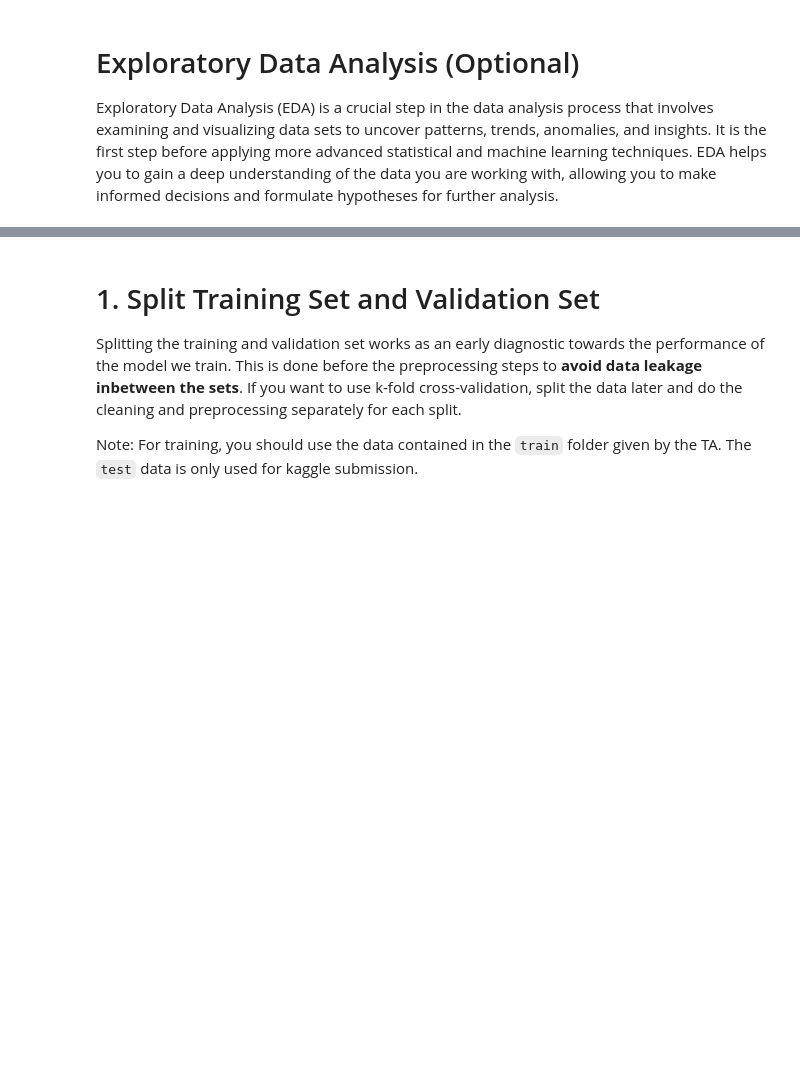
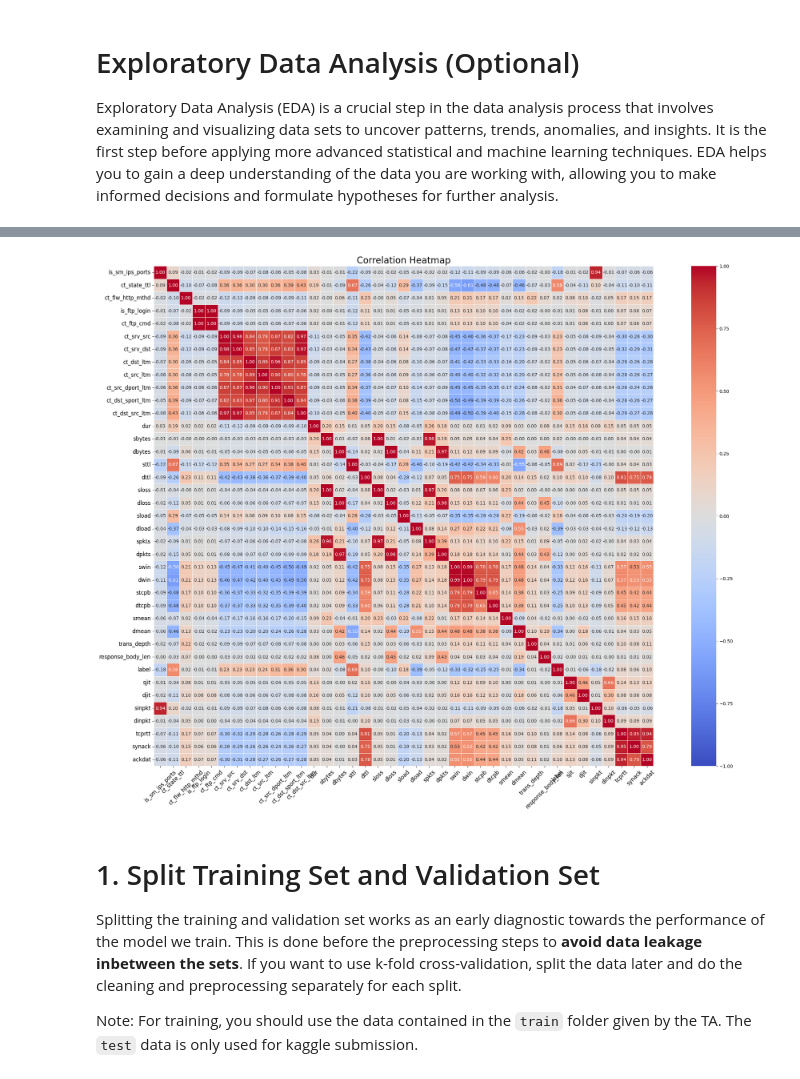
Before and after one commit to raflyhangga/tubes2-ai, a Jupyter notebook: src/IF3170 Artificial Intelligence _ Tugas Besar 2 Notebook .ipynb, the cells around one changed output, grey strips where cells are left out. Saved outputs shown, nothing was run; the diff lists cells and outputs as text; code cells hidden in the pictures; blank space fills up the shorter version.

```diff
--- a/src/IF3170 Artificial Intelligence _ Tugas Besar 2 Notebook .ipynb
+++ b/src/IF3170 Artificial Intelligence _ Tugas Besar 2 Notebook .ipynb
@@ -38,3 +202,16 @@ Exploratory Data Analysis (EDA) is a crucial step in the data analysis process t
+# %%
+# Generate correlation matrix
+correlation_matrix = df_des.select_dtypes(include="number").corr()
+
+# Create a wider heatmap
+plt.figure(figsize=(30, 20))  # Adjust the width and height as needed
+sns.heatmap(correlation_matrix, cmap="coolwarm", annot=True, fmt=".2f", square=True, vmin=-1, vmax=1, linewidths=0.5)
+plt.title("Correlation Heatmap", fontsize=20)
+plt.xticks(rotation=45, fontsize=12)  # Rotate x-axis labels for better readability
+plt.yticks(fontsize=12)               # Adjust font size for y-axis labels
+plt.show()
+# %% [output]
+[figure, added]
 # %% [markdown]
 # 1. Split Training Set and Validation Set
 
```
Also changed, not shown: parts of 14 cells of this notebook.
